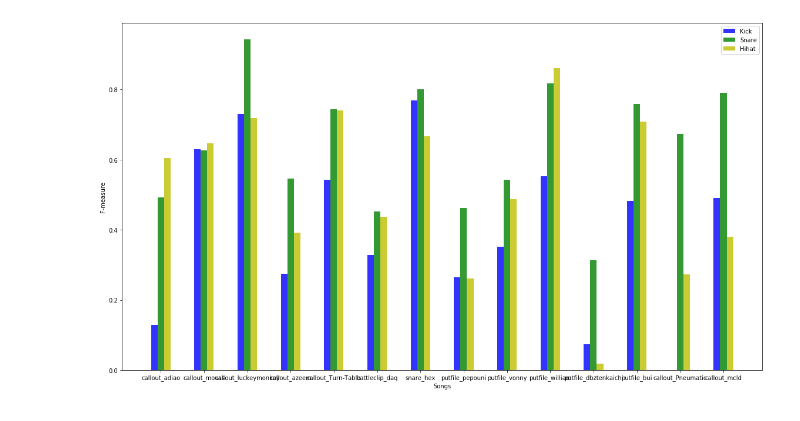
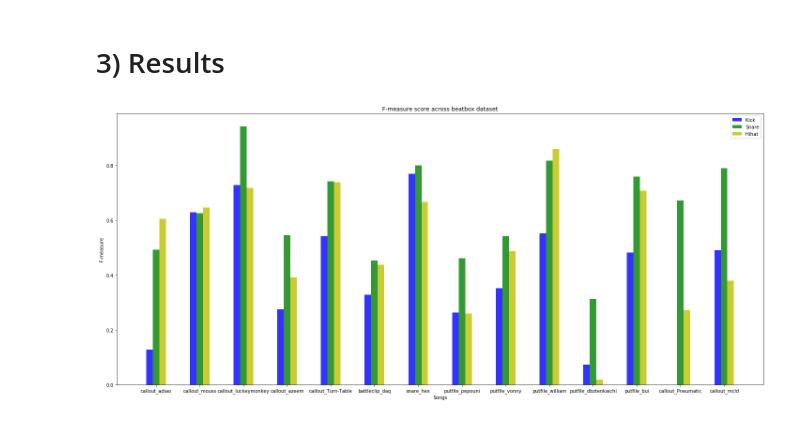
Before and after one commit to PedroMCRicardo/MIR, a Jupyter notebook: AutomaticDrumTranscription.ipynb, the cells around one changed output. Cells and saved outputs as stored; diff of their text form; code cells hidden in the pictures.

```diff
--- a/AutomaticDrumTranscription.ipynb
+++ b/AutomaticDrumTranscription.ipynb
@@ -102,0 +140,6 @@ Automatic Drum Transcription Library (ADTLib) is a library that contains open so
+# %%
+for i, filename in enumerate(filenames_enst):
+    dict_enst[filename] = {}
+    dict_enst[filename]['Kick'] = []
+    dict_enst[filename]['Snare'] = []
+    dict_enst[filename]['Hihat'] = []
@@ -146,0 +217,5 @@ INFO:tensorflow:Restoring parameters from /anaconda3/lib/python3.6/site-packages
+# %%
+dict_ADT_enst = {}
+
+for i, filename in enumerate(filenames_enst):
+    dict_ADT_enst[strip_end(filenames_enst[i],'.txt')] = ADT(['ENST-drums-dataset/'+ strip_end(filenames_enst[i],'.txt') + '.wav'])[0]
@@ -160,11 +248,17 @@ Colin Raffel, Brian McFee, Eric J. Humphrey, Justin Salamon, Oriol Nieto, Dawen
 # %%
 #mir_eval.onset.evaluate(ref_onsets, est_onsets, window=0.002)
 dict_FM = {}
+dict_FM_enst = {}
 
 #for plotting
 list_Kick = []
 list_Snare = []
 list_Hihat = []
+
+#for plotting
+list_Kick_enst = []
+list_Snare_enst = []
+list_Hihat_enst = []
 
 for i, filename in enumerate(filenames):
     u1 = np.fromiter(dict_bb[filename]['Kick'], dtype = float)
@@ -182,4 +276,24 @@ for i, filename in enumerate(filenames):
     measure_Hihat = mir_eval.onset.evaluate(u3,a3,window=0.25)
     list_Hihat.append(measure_Hihat['F-measure'])
 
-    dict_FM[filename] = (measure_kick['F-measure'],measure_snare['F-measure'],measure_hihat['F-measure'])
+    dict_FM[filename] = (measure_kick['F-measure'],measure_snare['F-measure'],measure_Hihat['F-measure'])
+
+for i, filename in enumerate(filenames_enst):
+
+    a = strip_end(filename,'.txt')
+    u1 = np.fromiter(dict_enst[a+'.txt']['Kick'], dtype = float)
+    a1 = np.fromiter(dict_ADT_enst[a]['Kick'], dtype = float)
+    measure_kick = mir_eval.onset.evaluate(u1,a1,window=0.25)
+    list_Kick_enst.append(measure_kick['F-measure'])
+
+    u2 = np.fromiter(dict_enst[a+'.txt']['Snare'], dtype = float)
+    a2 = np.fromiter(dict_ADT_enst[a]['Snare'], dtype = float)
+    measure_snare = mir_eval.onset.evaluate(u2,a2,window=0.25)
+    list_Snare_enst.append(measure_snare['F-measure'])
+
+    u3 = np.fromiter(dict_enst[a+'.txt']['Hihat'], dtype = float)
+    a3 = np.fromiter(dict_ADT_enst[a]['Hihat'], dtype = float)
+    measure_Hihat = mir_eval.onset.evaluate(u3,a3,window=0.25)
+    list_Hihat_enst.append(measure_Hihat['F-measure'])
+
+    dict_FM_enst[filename] = (measure_kick['F-measure'],measure_snare['F-measure'],measure_Hihat['F-measure'])
@@ -224,27 +300,30 @@ What are the results?
+# %% [markdown]
+# 3) Results
 # %%
 n_groups = 14
 
 means_Kick = list_Kick
 means_Snare = list_Snare
 means_Hihat = list_Hihat
 
 # create plot
 fig, ax = plt.subplots()
 index = np.arange(n_groups)
 bar_width = 0.15
 opacity = 0.8
 
 rects1 = plt.bar(index, means_Kick, bar_width, alpha=opacity, color='b', label='Kick')
 rects2 = plt.bar(index + bar_width, means_Snare, bar_width, alpha=opacity, color='g', label='Snare')
 rects3 = plt.bar(index + 0.3, means_Hihat, bar_width, alpha=opacity, color='y', label='Hihat')
 
 plt.xlabel('Songs')
 plt.ylabel('F-measure')
 plt.xticks(index + bar_width, filenames)
 plt.legend()
+plt.title('F-measure score across beatbox dataset')
 
 plt.tight_layout()
 plt.rcParams["figure.figsize"] = [20,9]
 plt.show()
 # %% [output]
-[figure, old version]
+[figure, new version]
```
Also changed, not shown: parts of 18 cells of this notebook.
